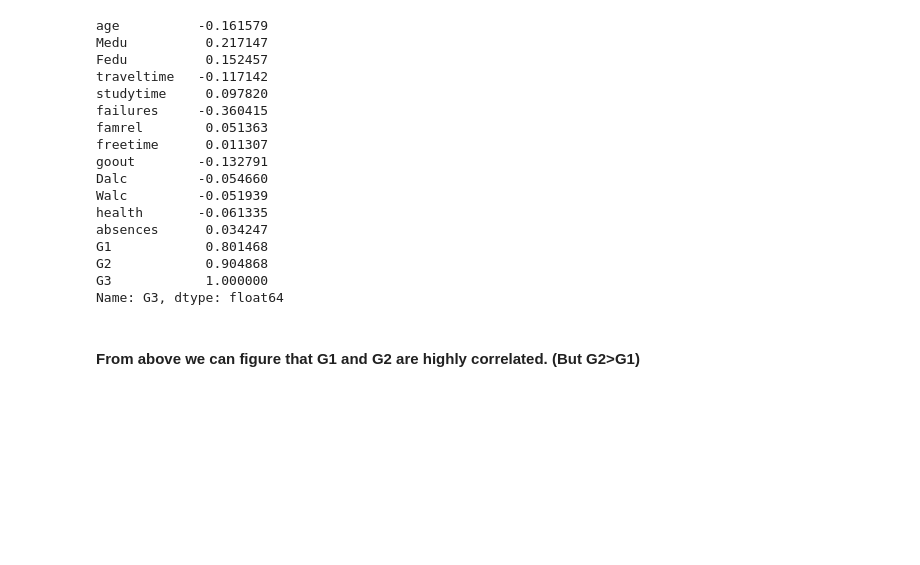
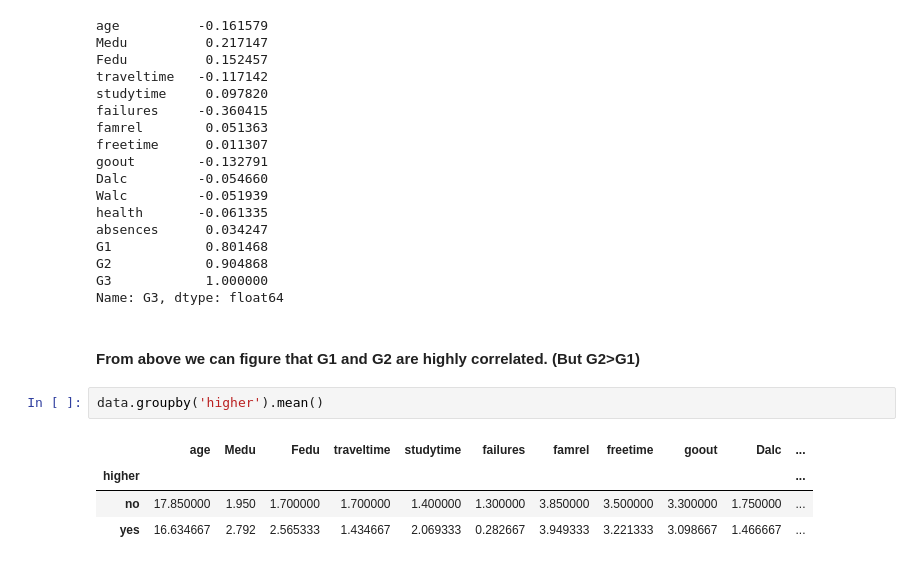
Before and after one commit to aman-singanamala/Notebooks, a Jupyter notebook: P1/file.ipynb, the cells around one changed output. Saved outputs shown, nothing was run; the diff lists cells and outputs as text; blank space fills up the shorter version.

```diff
--- a/P1/file.ipynb
+++ b/P1/file.ipynb
@@ -153,3 +157,10 @@ G3            1.000000
 Name: G3, dtype: float64
 # %% [markdown]
 #### From above we can figure that G1 and G2 are highly correlated. (But G2>G1)
+# %%
+data.groupby('higher').mean()
+# %% [output]
+|  | age | Medu | Fedu | traveltime | studytime | failures | famrel | freetime | goout | Dalc | ... |
+| higher |  |  |  |  |  |  |  |  |  |  | ... |
+| no | 17.850000 | 1.950 | 1.700000 | 1.700000 | 1.400000 | 1.300000 | 3.850000 | 3.500000 | 3.300000 | 1.750000 | ... |
+| yes | 16.634667 | 2.792 | 2.565333 | 1.434667 | 2.069333 | 0.282667 | 3.949333 | 3.221333 | 3.098667 | 1.466667 | ... |
```
Also changed, not shown: parts of 7 cells of this notebook.
